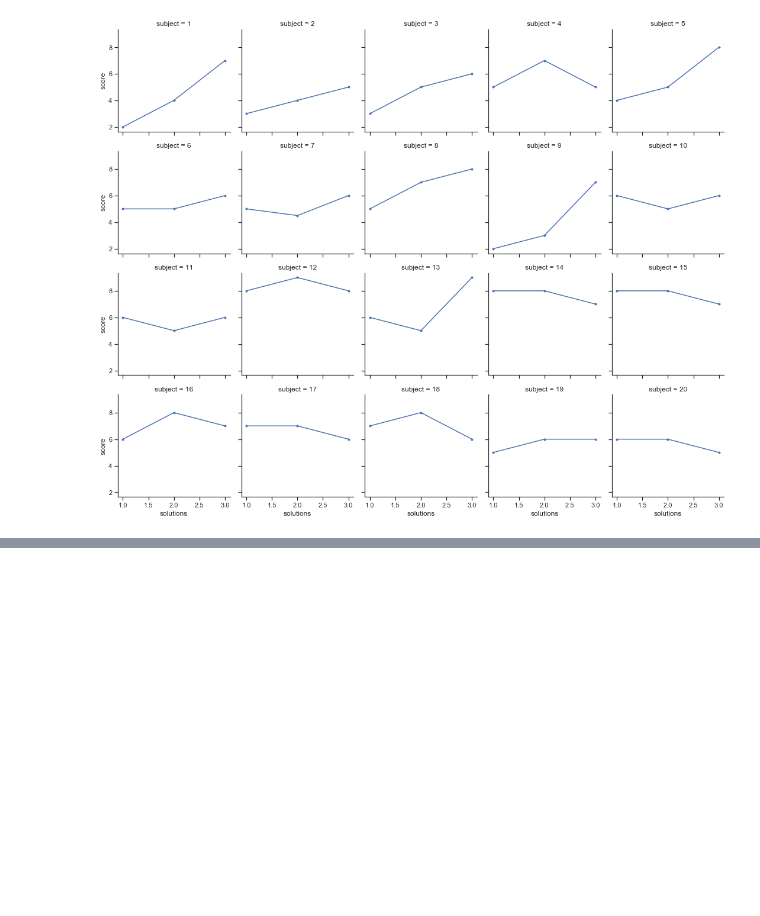
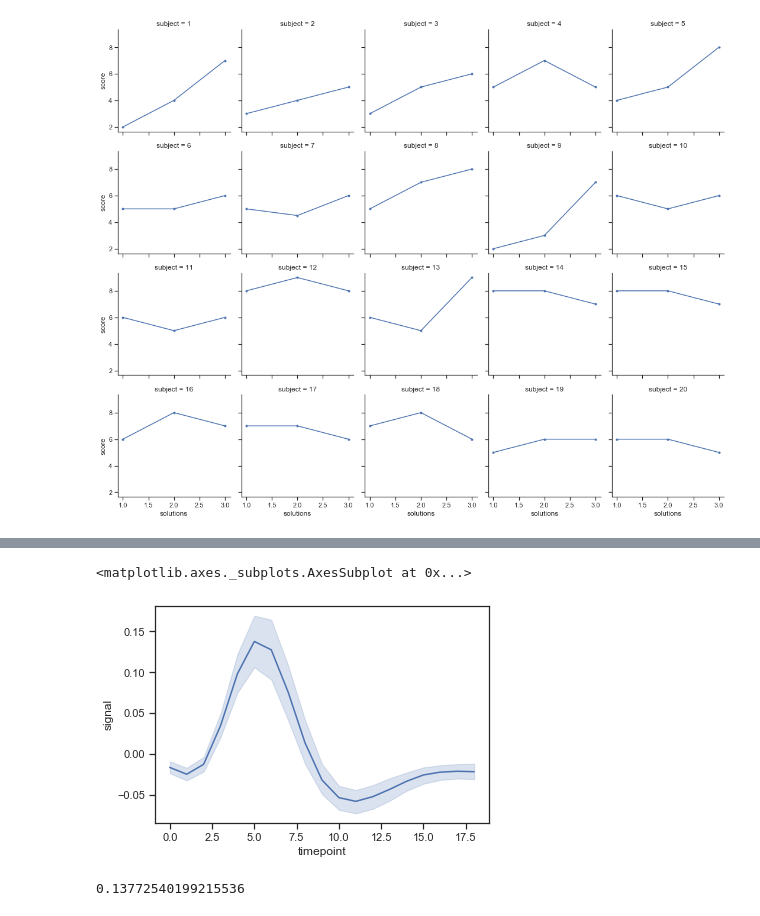
Before and after one commit to manasa-rajesh/Python-for-DataScience, a Jupyter notebook: Seaborn.ipynb, the cells around one changed output, grey strips where cells are left out. Drawn from its saved outputs; the diff is of its cells as text; code cells hidden in the pictures; blank space fills up the shorter version.

```diff
--- a/Seaborn.ipynb
+++ b/Seaborn.ipynb
@@ -112,0 +115,3 @@ sns.FacetGrid(att,col="subject",col_wrap=5).map(plt.plot,"solutions","score",mar
+# %%
+fmri=sns.load_dataset("fmri")
+fmri.head()
@@ -112,0 +125,9 @@ sns.FacetGrid(att,col="subject",col_wrap=5).map(plt.plot,"solutions","score",mar
+# %%
+sns.lineplot(x="timepoint",y="signal",data=fmri)
+# %% [output]
+<matplotlib.axes._subplots.AxesSubplot at 0x...>
+[figure, added]
+# %%
+np.mean(fmri[fmri["timepoint"]==5]["signal"])
+# %% [output]
+0.13772540199215536
```
Also changed, not shown: parts of 4 cells of this notebook.
